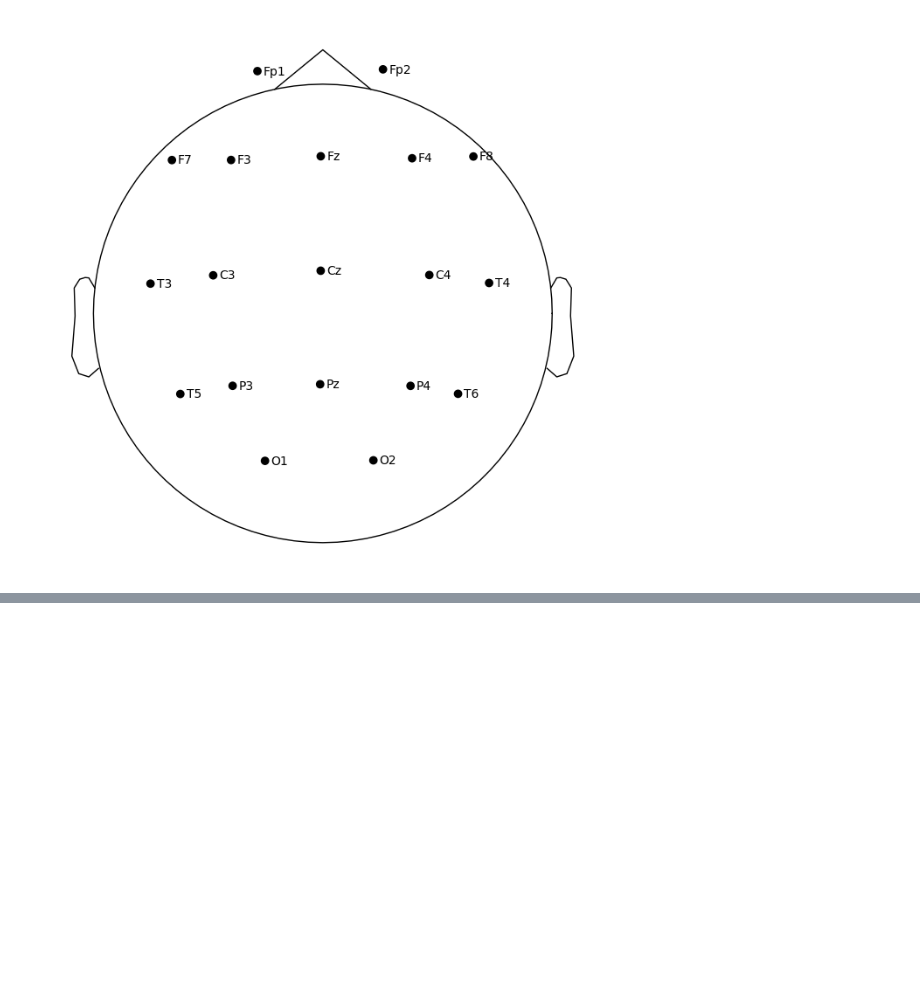
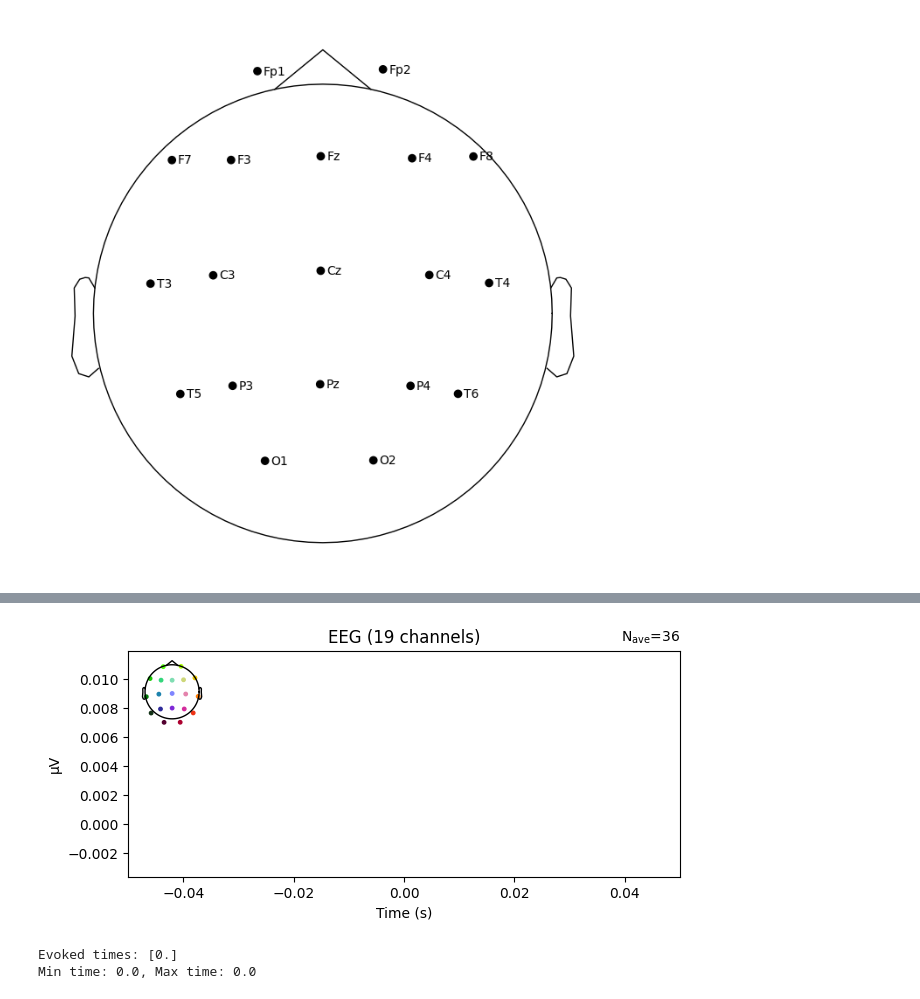
Before and after one commit to ans9868/neuroInfo, a Jupyter notebook: eeg-classification.ipynb, the cells around one changed output, grey strips where cells are left out. Cells and saved outputs as stored; diff of their text form; code cells hidden in the pictures; blank space fills up the shorter version.

```diff
--- a/eeg-classification.ipynb
+++ b/eeg-classification.ipynb
@@ -134,0 +361,14 @@ raw.plot_sensors(kind="topomap", show_names=True)
+# %%
+import matplotlib.pyplot as plt
+fig = grand_avg_A.plot()
+ax = fig.gca()
+ax.set_xlim([-1, 10])  # Adjust this range as needed
+plt.show()
+# %% [output]
+[figure, added]
+# %%
+print("Evoked times:", grand_avg_A.times)
+print(f"Min time: {grand_avg_A.times.min()}, Max time: {grand_avg_A.times.max()}")
+# %% [output]
+Evoked times: [0.]
+Min time: 0.0, Max time: 0.0
```
Also changed, not shown: parts of 17 cells of this notebook.
